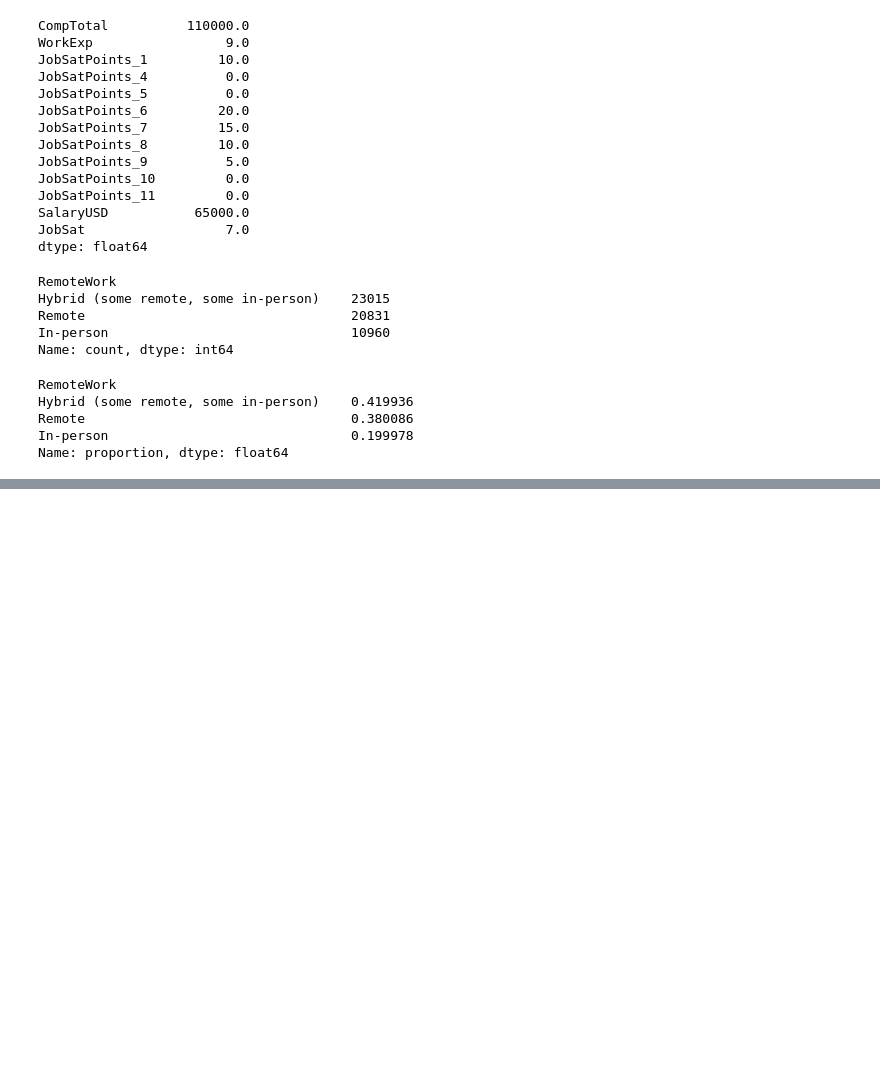
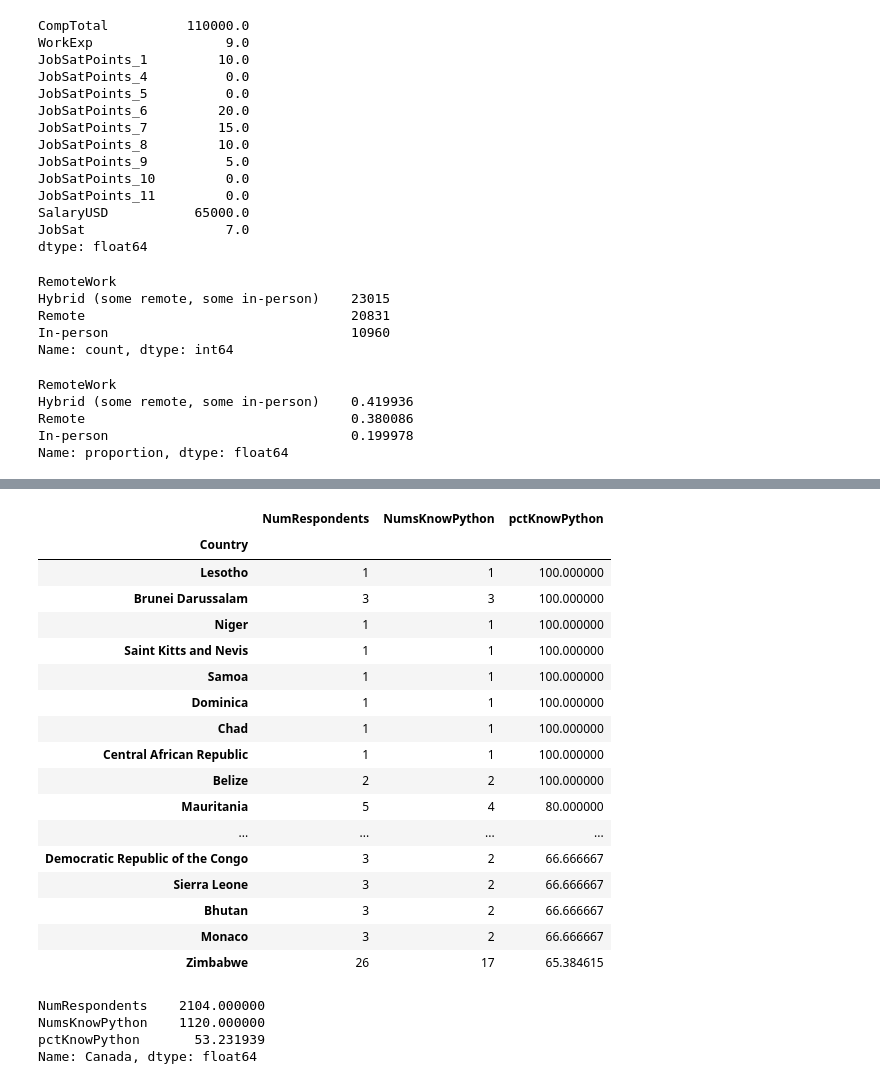
Before and after one commit to kareem121004/PythonDataScienceHub, a Jupyter notebook: Pandas/Pandas_Tutorial.ipynb, the cells around one changed output, grey strips where cells are left out. Drawn from its saved outputs; the diff is of its cells as text; code cells hidden in the pictures; blank space fills up the shorter version.

```diff
--- a/Pandas/Pandas_Tutorial.ipynb
+++ b/Pandas/Pandas_Tutorial.ipynb
@@ -1151,0 +1289,5 @@ Name: proportion, dtype: float64
+# %%
+# Now we will concat them in a Dataframe
+
+python_df = pd.concat([country_respondents, country_uses_python], axis='columns')
+python_df
@@ -1151,0 +1309,4 @@ Name: proportion, dtype: float64
+# %%
+# Renaming the Columns
+
+python_df.rename(columns={"count" : "NumRespondents", "LanguageHaveWorkedWith" : "NumsKnowPython"}, inplace=True)
@@ -1151,0 +1330,5 @@ Name: proportion, dtype: float64
+# %%
+# Percentage = (part / whole) * 100
+
+python_df["pctKnowPython"] = (python_df["NumsKnowPython"] / python_df["NumRespondents"]) *100
+python_df
@@ -1151,0 +1350,34 @@ Name: proportion, dtype: float64
+# %%
+# Sorting the DataFrame by The pct
+
+python_df.sort_values(by= 'pctKnowPython', ascending=False, inplace=True)
+# %%
+python_df.head(20)
+# %% [output]
+|  | NumRespondents | NumsKnowPython | pctKnowPython |
+| Country |  |  |  |
+| Lesotho | 1 | 1 | 100.000000 |
+| Brunei Darussalam | 3 | 3 | 100.000000 |
+| Niger | 1 | 1 | 100.000000 |
+| Saint Kitts and Nevis | 1 | 1 | 100.000000 |
+| Samoa | 1 | 1 | 100.000000 |
+| Dominica | 1 | 1 | 100.000000 |
+| Chad | 1 | 1 | 100.000000 |
+| Central African Republic | 1 | 1 | 100.000000 |
+| Belize | 2 | 2 | 100.000000 |
+| Mauritania | 5 | 4 | 80.000000 |
+| ... | ... | ... | ... |
+| Democratic Republic of the Congo | 3 | 2 | 66.666667 |
+| Sierra Leone | 3 | 2 | 66.666667 |
+| Bhutan | 3 | 2 | 66.666667 |
+| Monaco | 3 | 2 | 66.666667 |
+| Zimbabwe | 26 | 17 | 65.384615 |
+# %%
+# Get the values for a specific Country
+
+python_df.loc["Canada"]
+# %% [output]
+NumRespondents    2104.000000
+NumsKnowPython    1120.000000
+pctKnowPython       53.231939
+Name: Canada, dtype: float64
```
Also changed, not shown: parts of 15 cells of this notebook.
